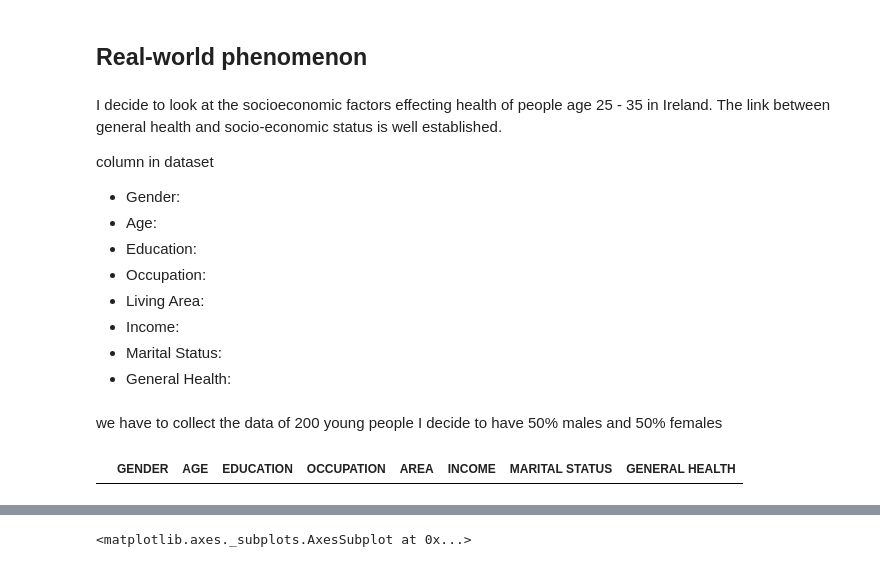
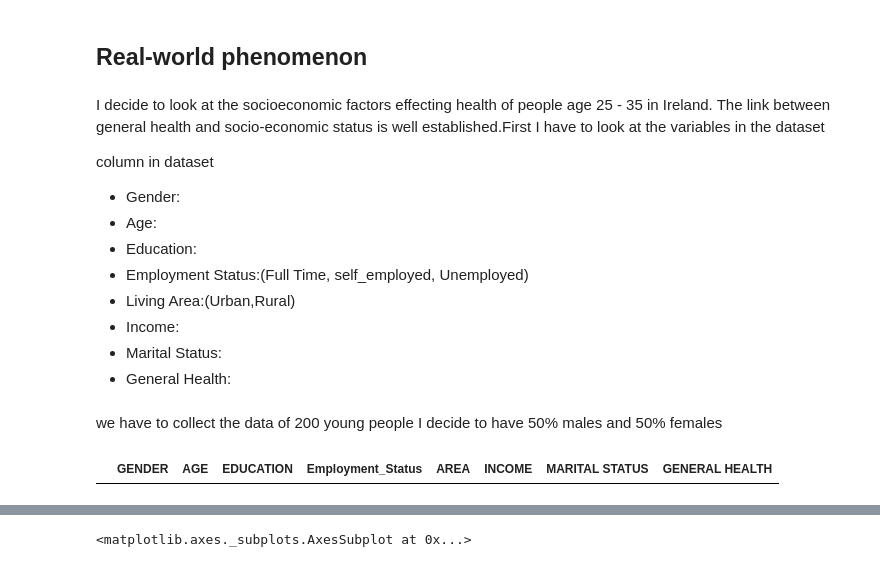
Before and after one commit to Freeha-S/ProgDA_Project, a Jupyter notebook: ProgDA-Project.ipynb, the cells around one changed output, grey strips where cells are left out. Saved outputs shown, nothing was run; the diff lists cells and outputs as text; code cells hidden in the pictures.

```diff
--- a/ProgDA-Project.ipynb
+++ b/ProgDA-Project.ipynb
@@ -15,15 +15,15 @@
 # %% [markdown]
 ## Real-world phenomenon
 # %% [markdown]
-I decide to look at the socioeconomic factors effecting health of people age 25 - 35 in Ireland. The link between general health and socio-economic status is well established.
+I decide to look at the socioeconomic factors effecting health of people age 25 - 35 in Ireland. The link between general health and socio-economic status is well established.First I have to look at the variables in the dataset
 
 column in dataset
 
 - Gender:
 - Age:
 - Education:
-- Occupation:
-- Living Area:
+- Employment Status:(Full Time, self_employed, Unemployed)
+- Living Area:(Urban,Rural)
 - Income:
 - Marital Status:
 - General Health:
@@ -38,19 +38,19 @@ import matplotlib.pyplot as plt
 # %%
 data1 = ['GENDER: Female,Male',
          'AGE: years',
          'EDUCATION:',
-         'OCCUPATION: ',
+         'Employment_Status: ',
          'AREA: ',
          'INCOME: Income yearly',
          'MARITAL STATUS: 0= Single , 1 = Married, 3= Divorced ',
          'GENERAL HEALTH:  0= Poor, 1=Good,2= Very Good, 3=Excellent'
 ]
 short_names = [d.split(':')[0] for d in data1]
 data=pd.DataFrame(columns = short_names)
 
 data
 # %% [output]
-|  | GENDER | AGE | EDUCATION | OCCUPATION | AREA | INCOME | MARITAL STATUS | GENERAL HEALTH |
+|  | GENDER | AGE | EDUCATION | Employment_Status | AREA | INCOME | MARITAL STATUS | GENERAL HEALTH |
 # %%
 np.random.seed(256) # Set the random seed
 a=['Male','Female']
```
Also changed, not shown: parts of 8 cells of this notebook.
